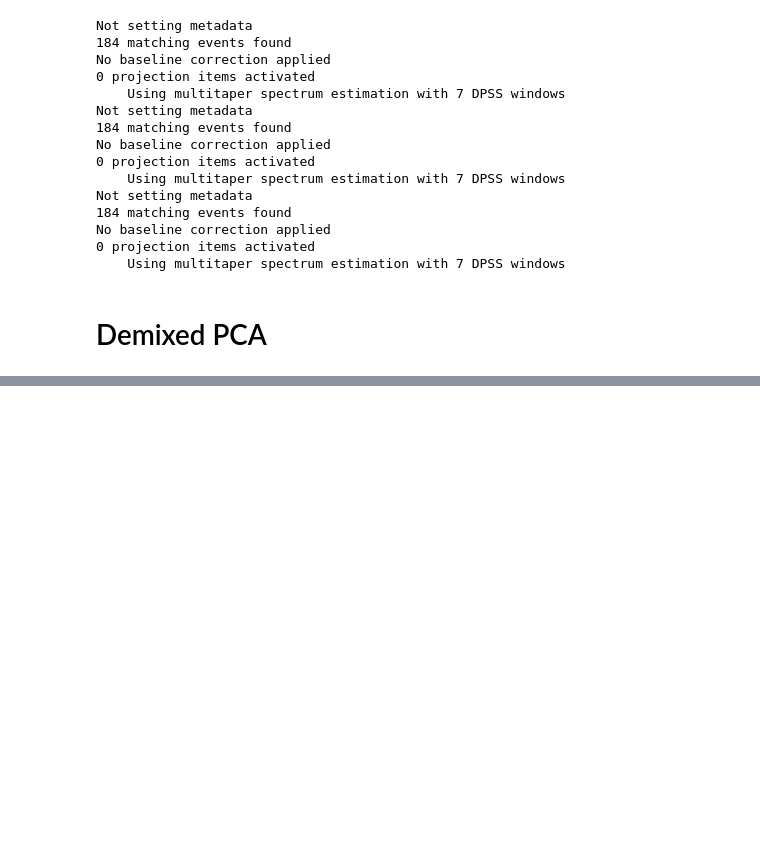
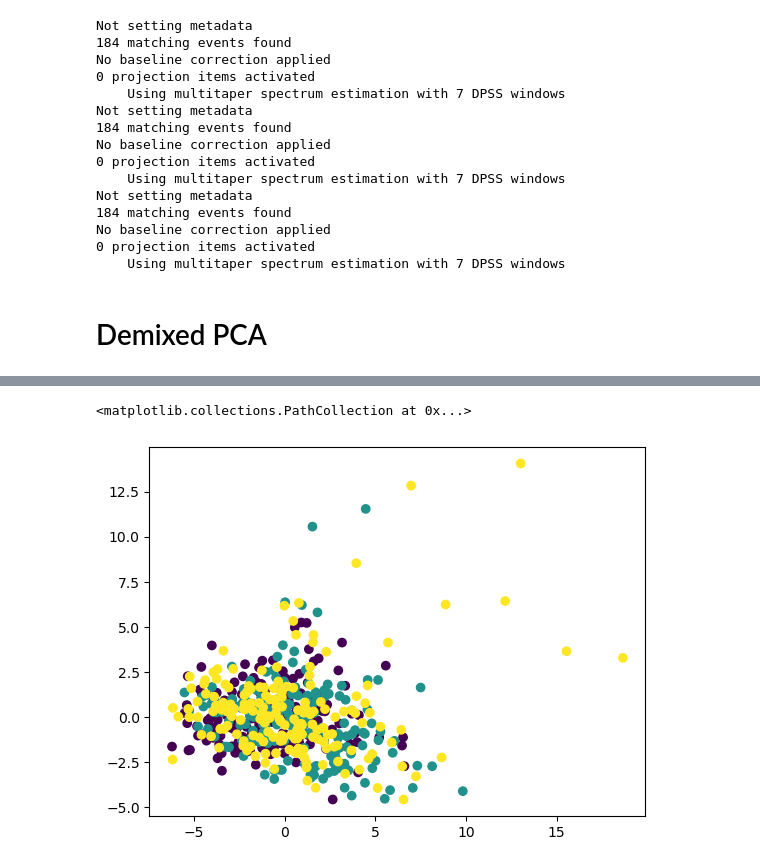
Before and after one commit to IVAN-Hu-yi/NMA, a Jupyter notebook: Analysis.ipynb, the cells around one changed output, grey strips where cells are left out. Cells and saved outputs as stored; diff of their text form; code cells hidden in the pictures; blank space fills up the shorter version.

```diff
--- a/Analysis.ipynb
+++ b/Analysis.ipynb
@@ -269,0 +320,5 @@ dpca = dpca = dPCA.dPCA(labels='',regularizer='auto')
+# %%
+plt.scatter(X_new[:, 0], X_new[:, 1], c=color)
+# %% [output]
+<matplotlib.collections.PathCollection at 0x...>
+[figure, added]
```
Also changed, not shown: parts of 10 cells of this notebook, 2 other files.
